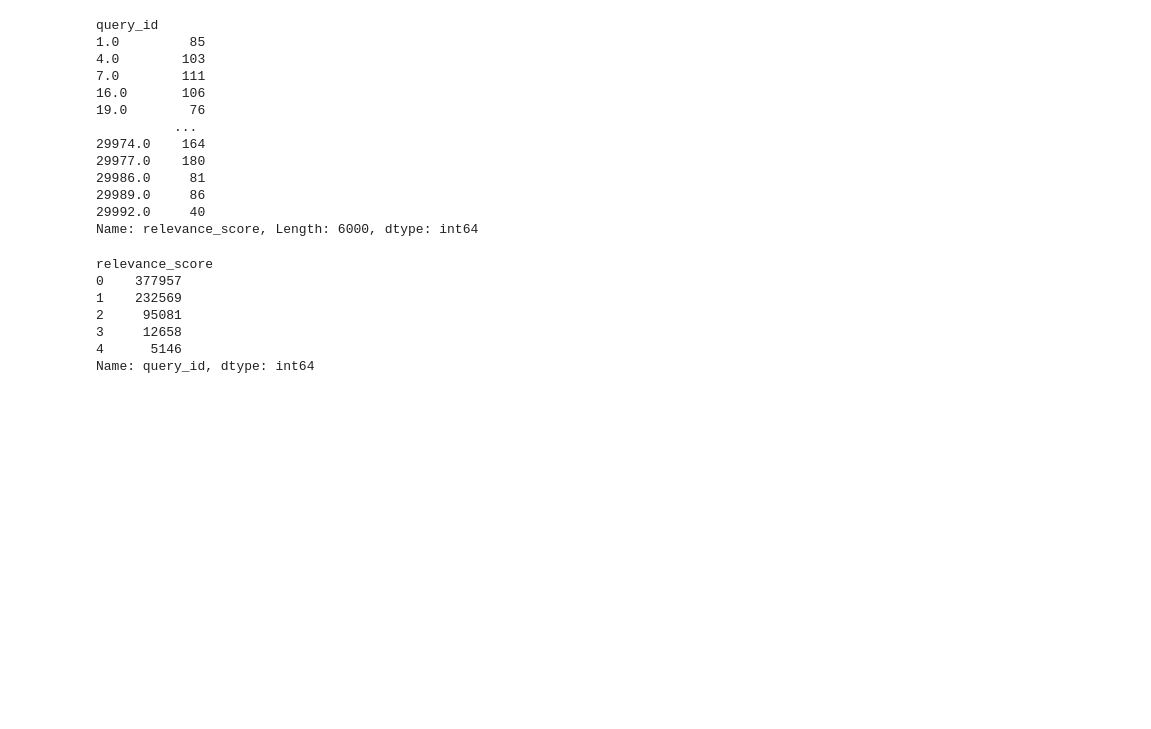
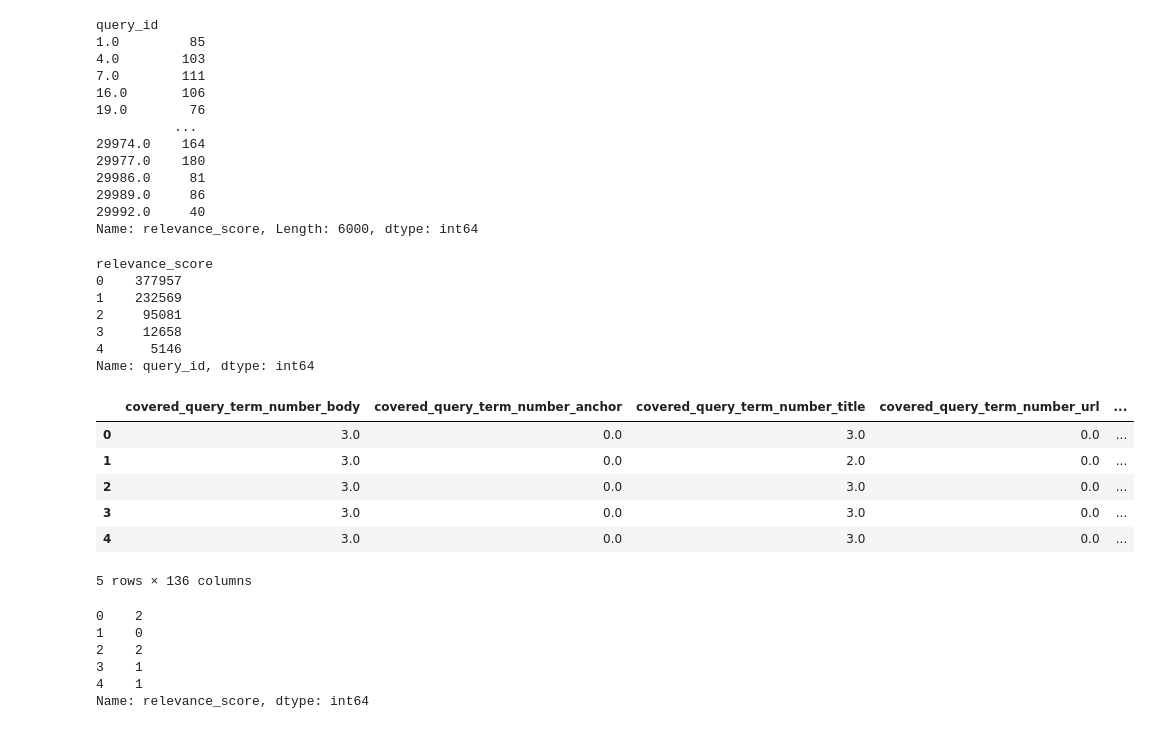
Before and after one commit to rosslogan702/learning_to_rank, a Jupyter notebook: ltr_regression.ipynb, the cells around one changed output. Cells and saved outputs as stored; diff of their text form; code cells hidden in the pictures; blank space fills up the shorter version.

```diff
--- a/ltr_regression.ipynb
+++ b/ltr_regression.ipynb
@@ -234,6 +253,25 @@ Name: query_id, dtype: int64
 # %%
 # X test features
 X_test = df_test[df_test.columns[2:]]
+# %%
+X_test.head()
+# %% [output]
+|  | covered_query_term_number_body | covered_query_term_number_anchor | covered_query_term_number_title | covered_query_term_number_url | ... |
+| 0 | 3.0 | 0.0 | 3.0 | 0.0 | ... |
+| 1 | 3.0 | 0.0 | 2.0 | 0.0 | ... |
+| 2 | 3.0 | 0.0 | 3.0 | 0.0 | ... |
+| 3 | 3.0 | 0.0 | 3.0 | 0.0 | ... |
+| 4 | 3.0 | 0.0 | 3.0 | 0.0 | ... |
+5 rows × 136 columns
 # %%
 # y_test relevance score labels
 y_test = df_test['relevance_score']
+# %%
+y_test.head()
+# %% [output]
+0    2
+1    0
+2    2
+3    1
+4    1
+Name: relevance_score, dtype: int64
```
Also changed, not shown: parts of 2 cells of this notebook.
